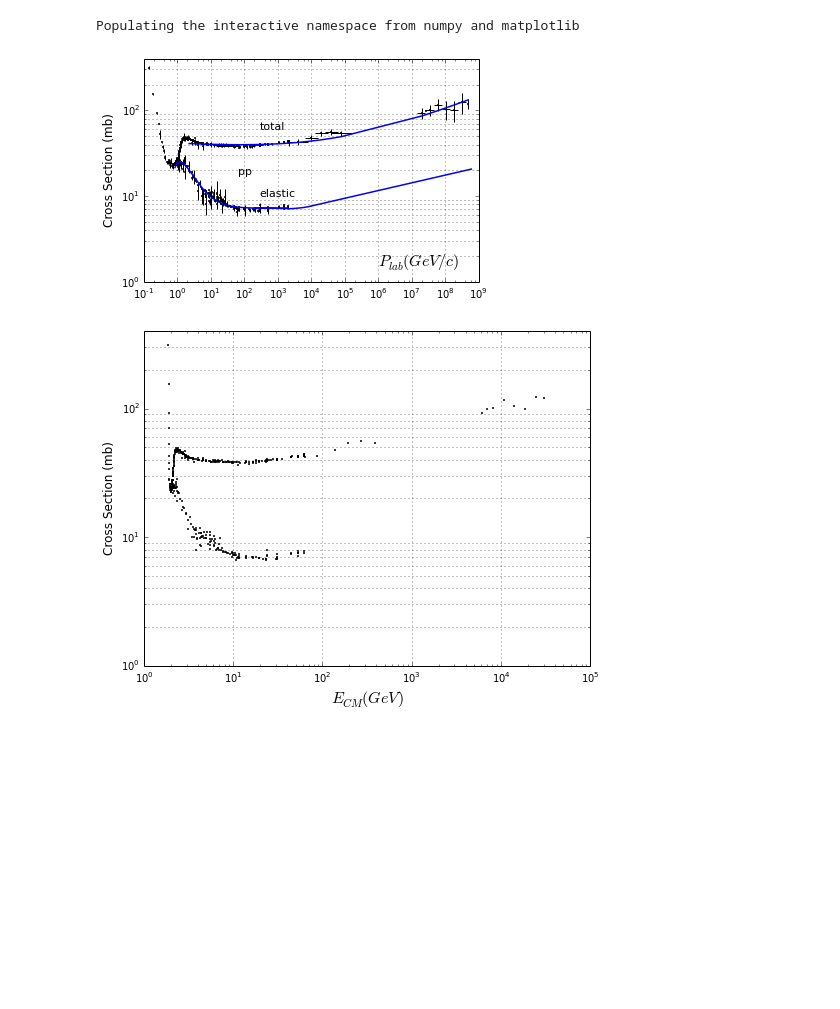
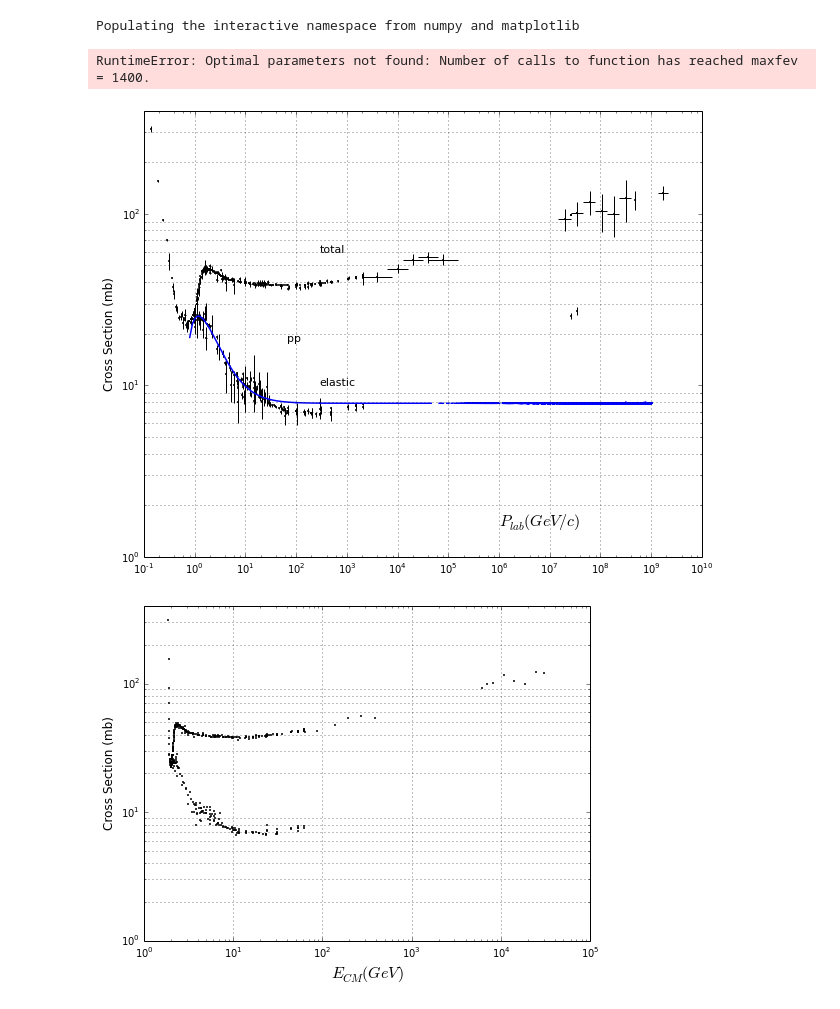
Before and after one commit to jdfreder/MCG, a Jupyter notebook: Project/NuclearInteractions.ipynb, the cells around one changed output. Cells and saved outputs as stored; diff of their text form; code cells hidden in the pictures; blank space fills up the shorter version.

```diff
--- a/Project/NuclearInteractions.ipynb
+++ b/Project/NuclearInteractions.ipynb
@@ -24,7 +24,7 @@ a={'C':0,'O':.513,'Al':.519,'S':.61,'Ca':.586,'Ni':.516,'Cu':.596,'W':.535,'Au':
 #print A['Al']
 # %%
 #Loading total collision data
-data=np.loadtxt("PDG_Data.txt",float,usecols=(0,1,2,3,4,5,6,7,8))
+data=np.loadtxt("rpp2013-pp_total.dat",float,usecols=(0,1,2,3,4,5,6,7,8))
 Point=data[:,0]
 Plab=data[:,1] #GeV/c
 Plab_min=data[:,2]
@@ -43,7 +43,7 @@ def Ecm(Plab):
 E_cm=Ecm(Plab)
 # %%
 #Loading elastic collision data
-Edata=np.loadtxt("EPNG_Data.txt",float,usecols=(0,1,2,3,4,5,6,7,8))
+Edata=np.loadtxt("rpp2013-pp_elastic.dat",float,usecols=(0,1,2,3,4,5,6,7,8))
 EPoint=Edata[:,0]
 EPlab=Edata[:,1] #GeV/c
 EPlab_min=Edata[:,2]
@@ -88,8 +88,8 @@ spCM[:-1]=copy(eE_cm)
 spCM[-1]=10**5
 # %%
 #Apply best fit curve to total data
-s2=Plab[:]
-y2=Sig[:]
+s2=Plab[100:]
+y2=Sig[100:]
 p0=[34.71,2.15,12.72,7.35,.462,.550]
 popt2,pcov2=curve_fit(func,s2,y2,p0)
 
@@ -106,30 +106,37 @@ def SigI(BE):
         return .1*(func(BE,popt2[0],popt2[1],popt2[2],popt2[3],popt2[4],popt2[5])-func(BE,popt[0],popt[1],popt[2],popt[3],popt[4],popt[5]))
     else:
         return .1*(func(BE,popt2[0],popt2[1],popt2[2],popt2[3],popt2[4],popt2[5])-e**(9*10*-2*log(BE)+1.21))
+# %% [output]
+RuntimeError: Optimal parameters not found: Number of calls to function has reached maxfev = 1400.
 # %%
+r=arange(.8,100.8,.1)
+r1=arange(100.8,10000.8,10)
+r2=arange(10**4,10**9,10**3)
 loglog(Plab,Sig,ls=' ',marker='.',markersize=3,color='black')
 loglog(EPlab,ESig,ls=' ',marker='.',markersize=3,color='black')
-loglog(sp,func(sp,popt[0],popt[1],popt[2],popt[3],popt[4],popt[5]),color='b',lw=1.5)
-loglog(sp2,func2(sp2,6.566,.00001),lw=1.5)
-loglog(sp3,func4(sp3,9*10**-2,1.21),color='b',lw=1.5)
-loglog(s2[100:],func(s2[100:],popt2[0],popt2[1],popt2[2],popt2[3],popt2[4],popt2[5]),color='b',lw=1.5)
+loglog(r,func(r,popt[0],popt[1],popt[2],popt[3],popt[4],popt[5]),color='b',lw=1.5)
+loglog(r1,func(r1,popt[0],popt[1],popt[2],popt[3],popt[4],popt[5]),color='b',lw=1.5)
+loglog(r2,func(r2,popt[0],popt[1],popt[2],popt[3],popt[4],popt[5]),color='b',lw=1.5)
+#loglog(sp2,func2(sp2,6.566,.00001),lw=1.5)
+#loglog(sp3,func4(sp3,9*10**-2,1.21),color='b',lw=1.5)
+#loglog(s2,func(s2,popt2[0],popt2[1],popt2[2],popt2[3],popt2[4],popt2[5]),color='b',lw=1.5)
 #loglog(g,SigInel,color='g',lw=1)
 
 
 errorbar(Plab,Sig,xerr=[Plab-Plab_min,Plab_max-Plab],yerr=[StEr_L,StEr_H],ms=.5,mew=0,fmt=None,ecolor='black')
 errorbar(EPlab,ESig,xerr=[EPlab-EPlab_min,EPlab_max-EPlab],yerr=[EStEr_L,EStEr_H],ms=.5,mew=0,fmt=None,ecolor='black')
 annotate("$P_{lab}(GeV/c)$",fontsize=16,xy=(.1,1),xytext=(10e5,1.5))
 annotate("total",fontsize=11,xy=(300,60),xytext=(300,60))
 annotate("elastic",fontsize=11,xy=(300,10),xytext=(300,10))
 annotate("pp",fontsize=11,xy=(70,15),xytext=(68,18))
 ylabel("Cross Section (mb)",fontsize=12)
 ylim(1,400)
 grid(which='minor',axis='y')
 grid(which='major',axis='x')
-figsize(8,6)
+figsize(10,8)
 #savefig('ParticleData_EFit.png')
 # %% [output]
-[figure, old version]
+[figure, new version]
 # %%
 loglog(E_cm,Sig,ls=' ',marker='.',markersize=3,color='black')
 loglog(eE_cm,ESig,ls=' ',marker='.',markersize=3,color='black')
```
Also changed, not shown: parts of 10 cells of this notebook, 7 other files.
